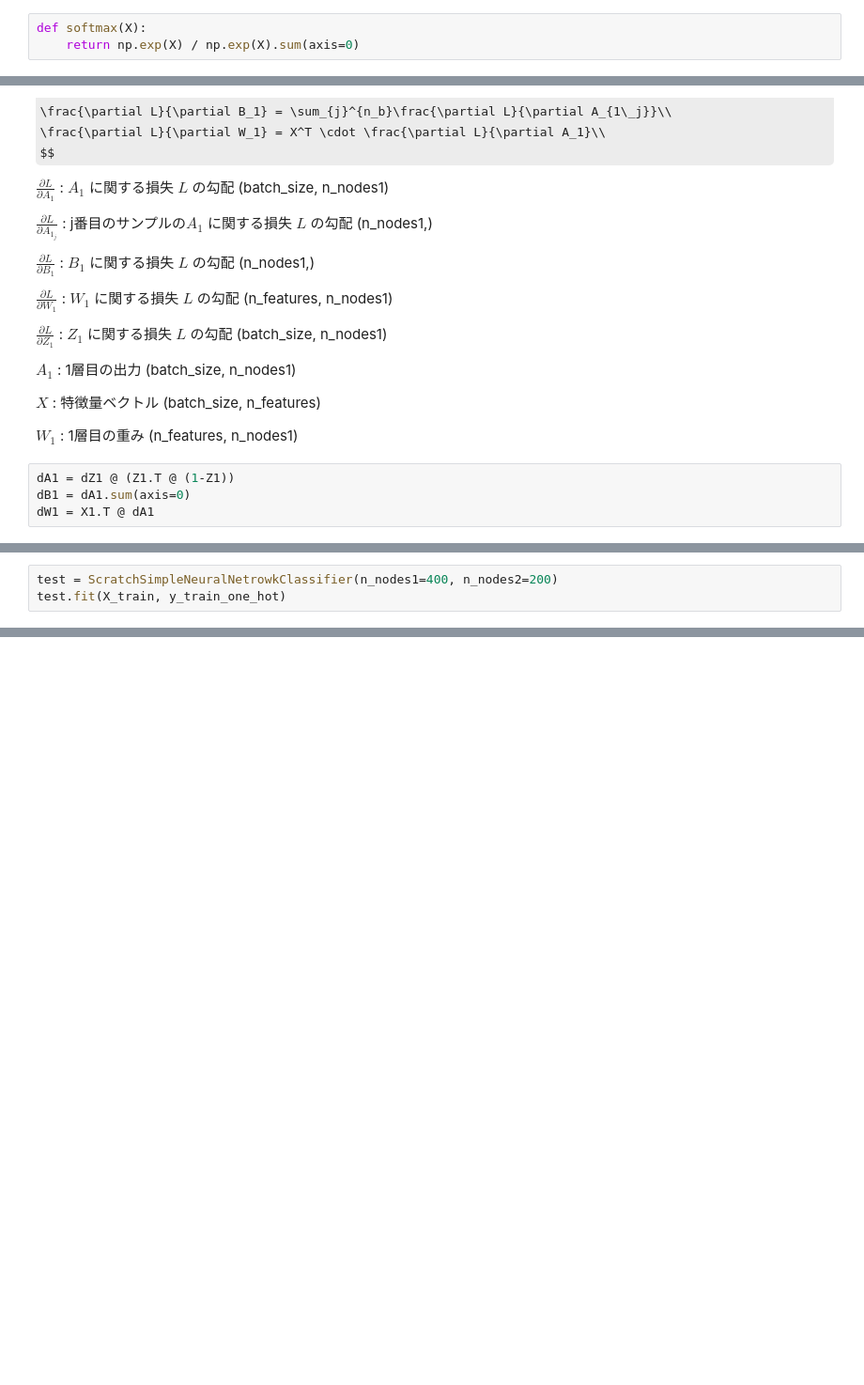
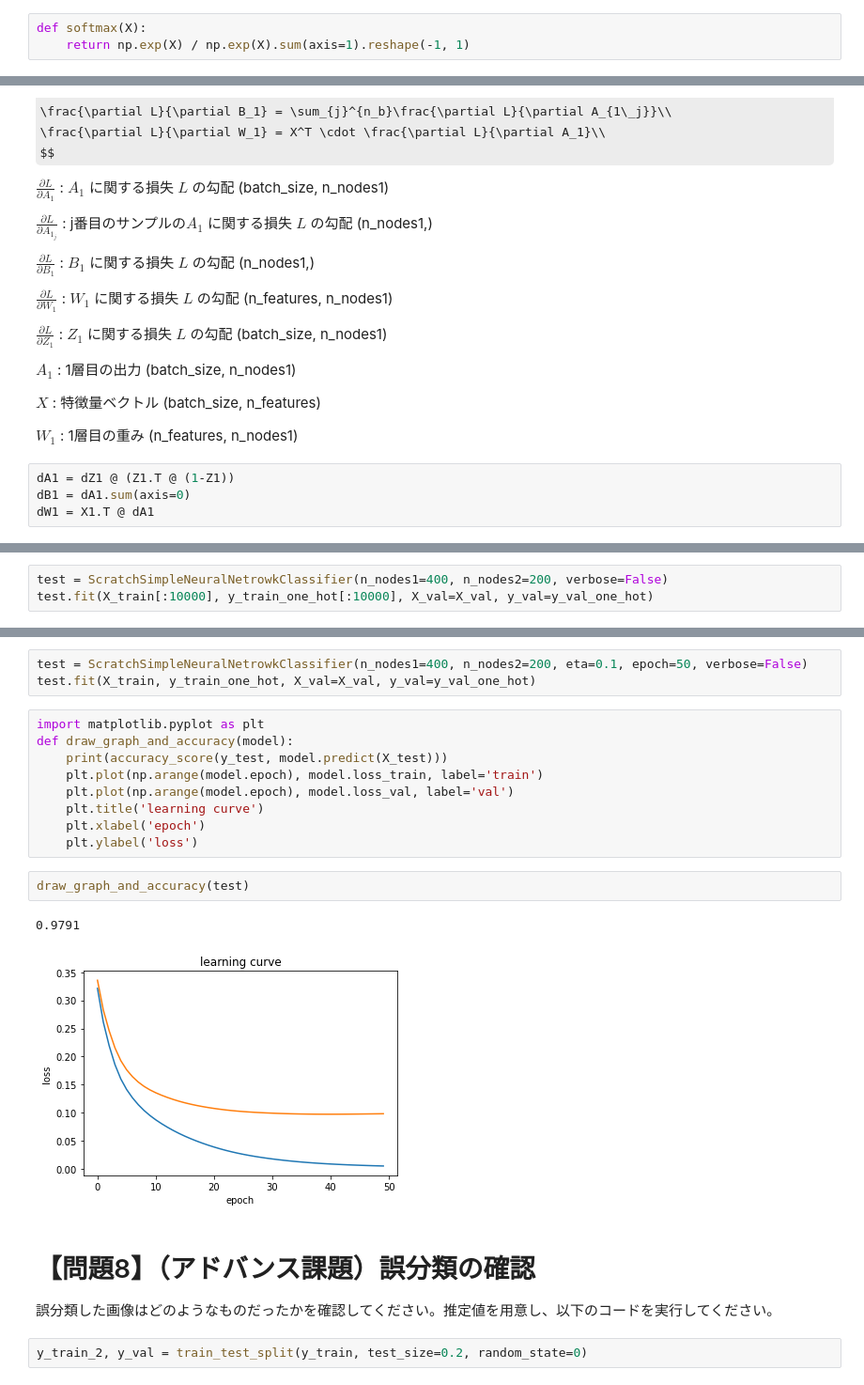
Before and after one commit to satoshi-MTS/DIC_Neural_network, a Jupyter notebook: submit.ipynb, the cells around one changed output, grey strips where cells are left out. Shown at 94% size. Drawn from its saved outputs; the diff is of its cells as text; some formulas as TeX source; blank space fills up the shorter version.

```diff
--- a/submit.ipynb
+++ b/submit.ipynb
@@ -274,7 +276,7 @@ def tanh(X):
     return np.tanh(X)
 # %%
 def softmax(X):
-    return np.exp(X) / np.exp(X).sum(axis=0)
+    return np.exp(X) / np.exp(X).sum(axis=1).reshape(-1, 1)
 # %% [markdown]
 ## 1層目
 $$A_1 = X \cdot W_1 + B_1$$
@@ -864,3 +874,3 @@ class ScratchSimpleNeuralNetrowkClassifier():
 # %%
-test = ScratchSimpleNeuralNetrowkClassifier(n_nodes1=400, n_nodes2=200)
-test.fit(X_train, y_train_one_hot)
+test = ScratchSimpleNeuralNetrowkClassifier(n_nodes1=400, n_nodes2=200, verbose=False)
+test.fit(X_train[:10000], y_train_one_hot[:10000], X_val=X_val, y_val=y_val_one_hot)
@@ -870,0 +901,22 @@ loss : 10.74420584520504
+# %%
+test = ScratchSimpleNeuralNetrowkClassifier(n_nodes1=400, n_nodes2=200, eta=0.1, epoch=50, verbose=False)
+test.fit(X_train, y_train_one_hot, X_val=X_val, y_val=y_val_one_hot)
+# %%
+import matplotlib.pyplot as plt
+def draw_graph_and_accuracy(model):
+    print(accuracy_score(y_test, model.predict(X_test)))
+    plt.plot(np.arange(model.epoch), model.loss_train, label='train')
+    plt.plot(np.arange(model.epoch), model.loss_val, label='val')
+    plt.title('learning curve')
+    plt.xlabel('epoch')
+    plt.ylabel('loss')
+# %%
+draw_graph_and_accuracy(test)
+# %% [output]
+0.9791
+[figure, added]
+# %% [markdown]
+# 【問題8】（アドバンス課題）誤分類の確認
+誤分類した画像はどのようなものだったかを確認してください。推定値を用意し、以下のコードを実行してください。
+# %%
+y_train_2, y_val = train_test_split(y_train, test_size=0.2, random_state=0)
```
Also changed, not shown: parts of 20 cells of this notebook.
